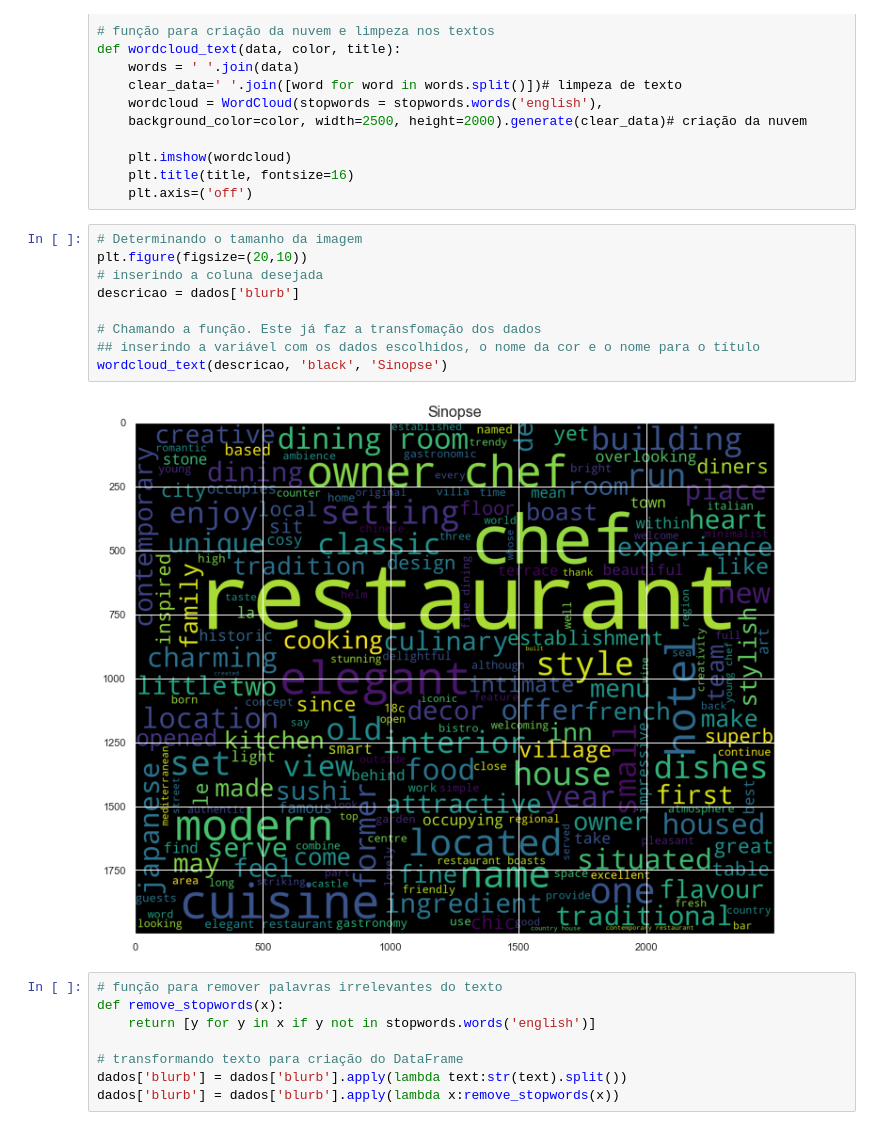
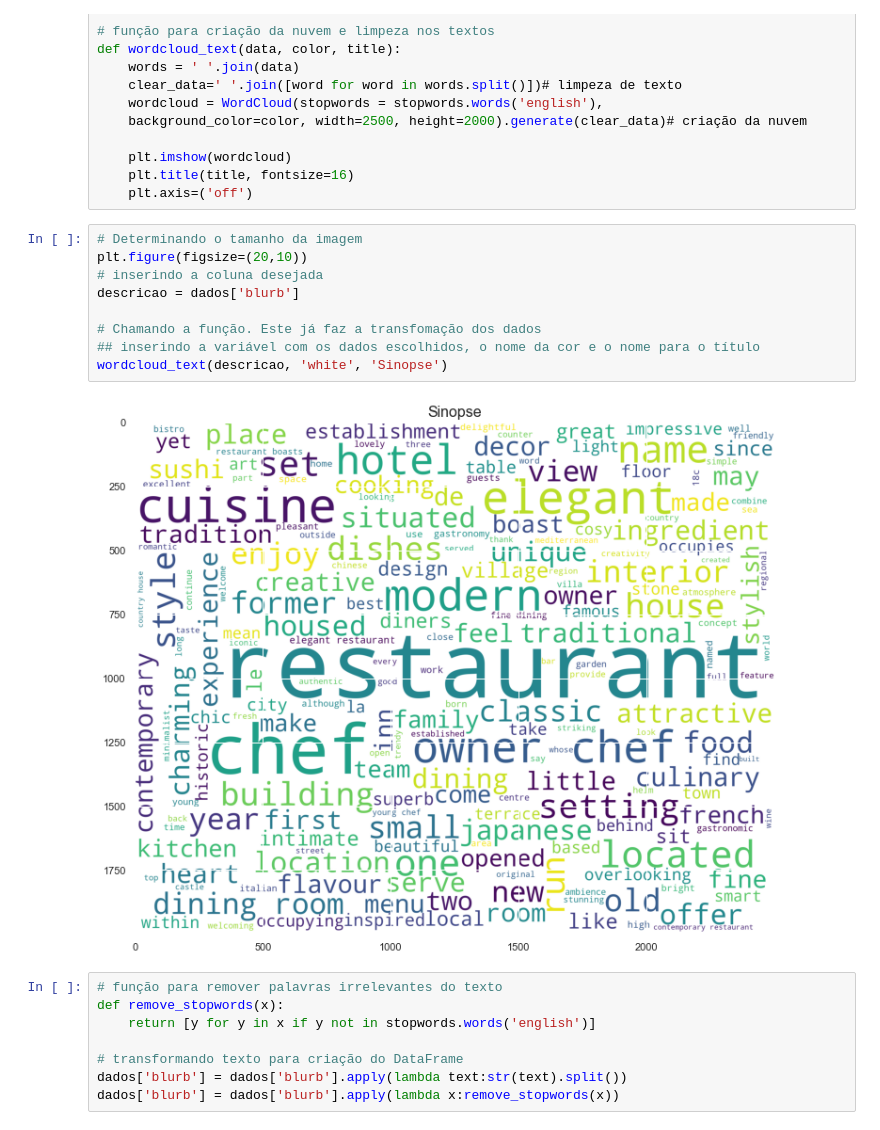
Before and after one commit to odilenaoliveira/Mini_Projetos, a Jupyter notebook: Jupyter_notebook/restaurant_star/restaurant_cinco_start.ipynb, the cells around one changed output. Drawn from its saved outputs; the diff is of its cells as text.

```diff
--- a/Jupyter_notebook/restaurant_star/restaurant_cinco_start.ipynb
+++ b/Jupyter_notebook/restaurant_star/restaurant_cinco_start.ipynb
@@ -318,14 +319,14 @@ def wordcloud_text(data, color, title):
 # %%
 # Determinando o tamanho da imagem
 plt.figure(figsize=(20,10))
 # inserindo a coluna desejada
 descricao = dados['blurb']
 
 # Chamando a função. Este já faz a transfomação dos dados
 ## inserindo a variável com os dados escolhidos, o nome da cor e o nome para o título
-wordcloud_text(descricao, 'black', 'Sinopse')
+wordcloud_text(descricao, 'white', 'Sinopse')
 # %% [output]
-[figure, old version]
+[figure, new version]
 # %%
 # função para remover palavras irrelevantes do texto
 def remove_stopwords(x):
```
Also changed, not shown: parts of 1 cell of this notebook.
